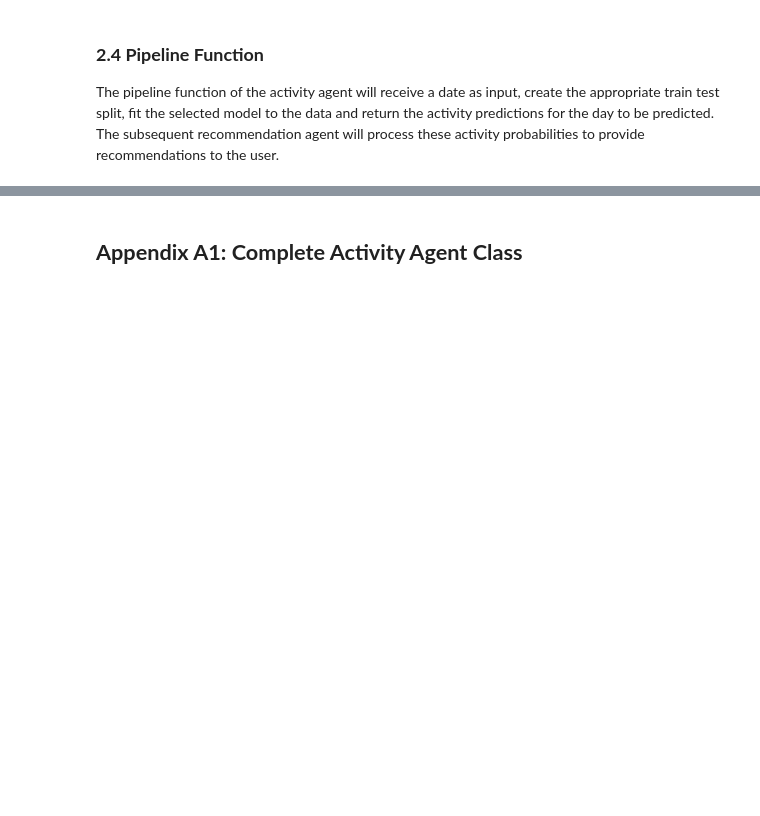
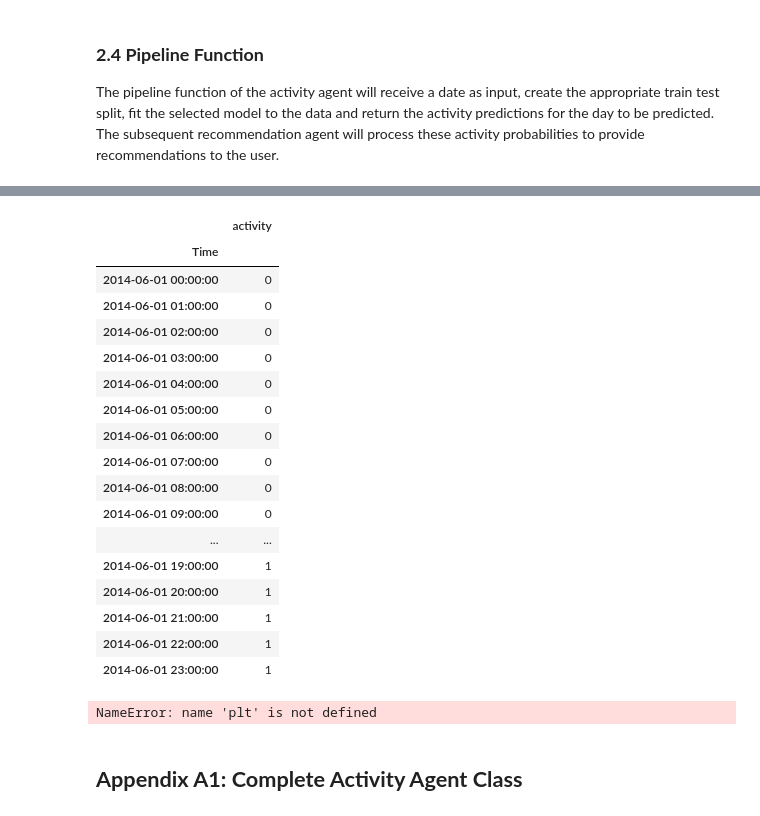
Before and after one commit to Janalytics94/xai_energy_efficient_smart_home, a Jupyter notebook: code/Activity_Agent.ipynb, the cells around one changed output, grey strips where cells are left out. Drawn from its saved outputs; the diff is of its cells as text; code cells hidden in the pictures; blank space fills up the shorter version.

```diff
--- a/code/Activity_Agent.ipynb
+++ b/code/Activity_Agent.ipynb
@@ -768,5 +786,5 @@ activity = Activity_Agent(df)
 date = '2014-06-01'
 split_params = {'train_start': '2013-11-01', 'test_delta': {'days':1, 'seconds':-1}, 'target': 'activity'}
 
-output = activity.pipeline(df, date, 'random forest', split_params)
+output = activity.pipeline(df, date, 'logit', split_params)
 output
@@ -773,8 +809,31 @@ output
 # %%
 output = pd.DataFrame(output)
+# %%
+output
+# %% [output]
+|  | activity |
+| Time |  |
+| 2014-06-01 00:00:00 | 0 |
+| 2014-06-01 01:00:00 | 0 |
+| 2014-06-01 02:00:00 | 0 |
+| 2014-06-01 03:00:00 | 0 |
+| 2014-06-01 04:00:00 | 0 |
+| 2014-06-01 05:00:00 | 0 |
+| 2014-06-01 06:00:00 | 0 |
+| 2014-06-01 07:00:00 | 0 |
+| 2014-06-01 08:00:00 | 0 |
+| 2014-06-01 09:00:00 | 0 |
+| ... | ... |
+| 2014-06-01 19:00:00 | 1 |
+| 2014-06-01 20:00:00 | 1 |
+| 2014-06-01 21:00:00 | 1 |
+| 2014-06-01 22:00:00 | 1 |
+| 2014-06-01 23:00:00 | 1 |
 # %%
 output.plot();
 plt.ylim(-.1, 1.1);
+# %% [output]
+NameError: name 'plt' is not defined
 # %% [markdown]
 ## **Appendix A1: Complete Activity Agent Class**
 # %%
```
Also changed, not shown: parts of 13 cells of this notebook, 6 other files.
